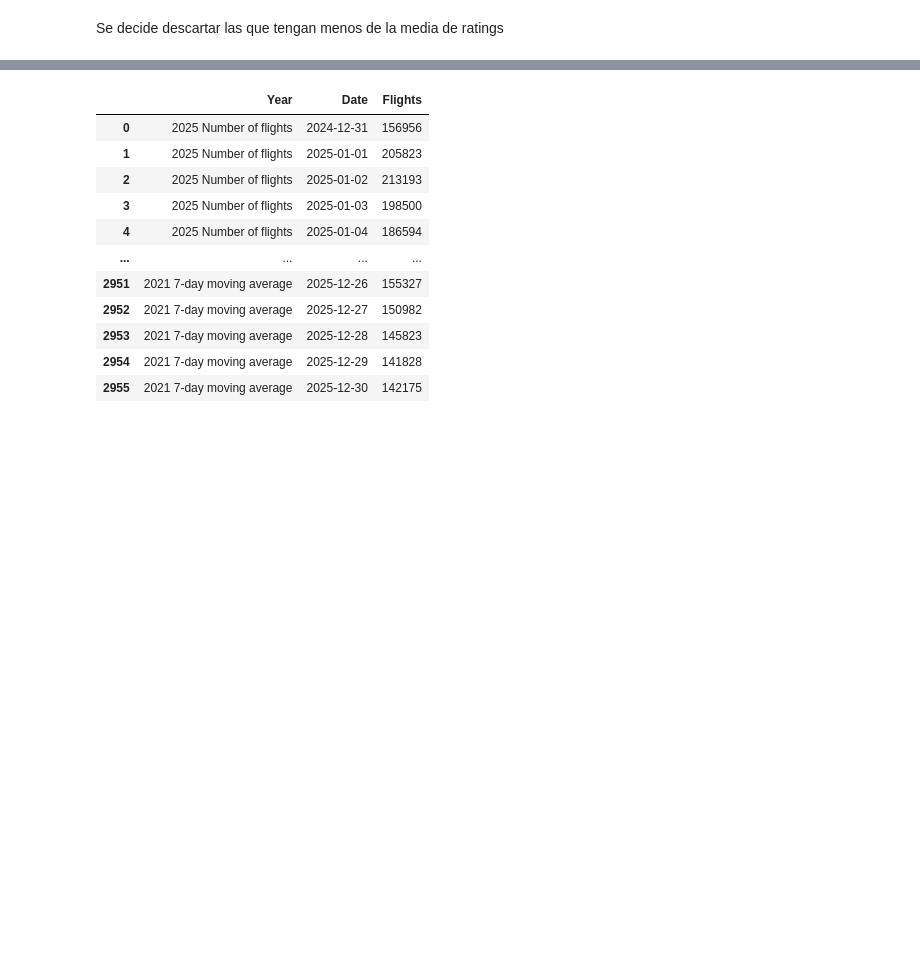
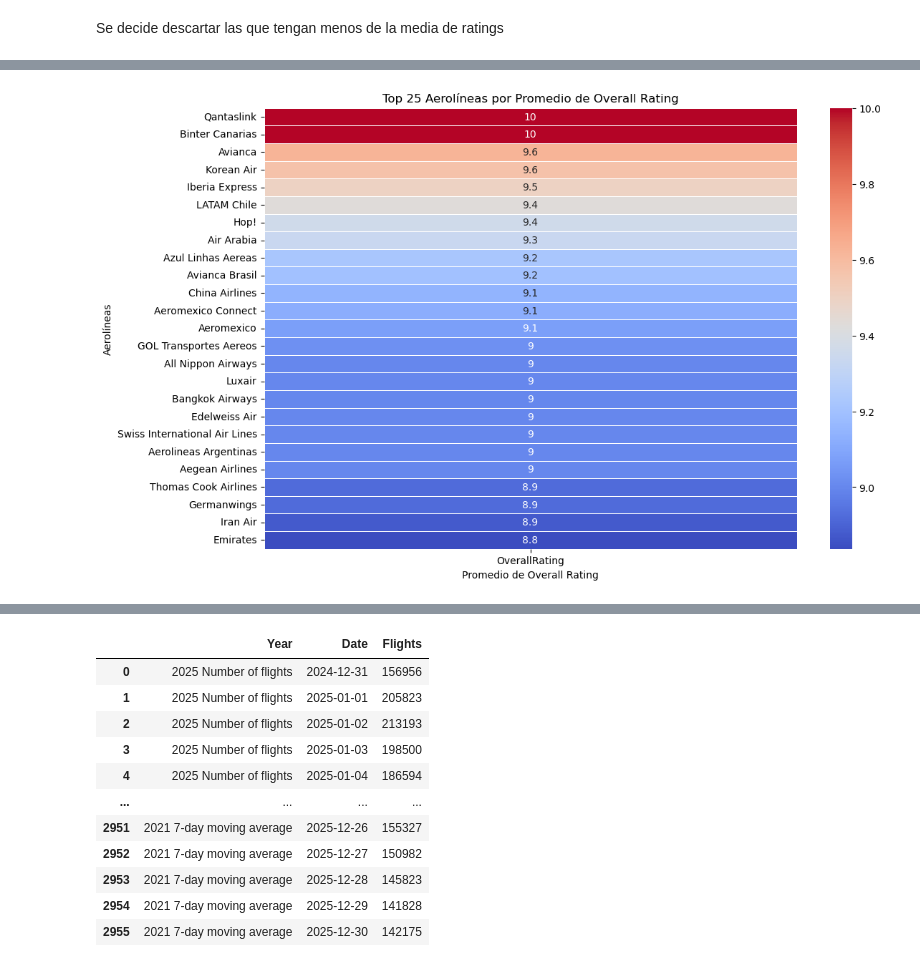
Before and after one commit to 2Dsa3/PROYECTO-1-LENGUAJES-DE-PROGRAMACI-N, a Jupyter notebook: Proyecto 2/EDA_rated_flights.ipynb, the cells around one changed output, grey strips where cells are left out. Drawn from its saved outputs; the diff is of its cells as text; code cells hidden in the pictures; blank space fills up the shorter version.

```diff
--- a/Proyecto 2/EDA_rated_flights.ipynb
+++ b/Proyecto 2/EDA_rated_flights.ipynb
@@ -195,0 +158,2 @@ Singapore Airlines                    24
+# %%
+top25AirlinesByOverallRating = df_RatedFlights_airlineBYrating_filtered.groupby('Airline').agg({'OverallRating':'mean'}).sort_values(by='OverallRating', ascending=False).head(25)
@@ -195,0 +179,11 @@ Singapore Airlines                    24
+# %%
+top25AirlinesByOverallRating
+# Crear un heatmap para mostrar el top 25 de aerolíneas y sus respectivos promedios de OverallRating
+plt.figure(figsize=(12, 8))
+sns.heatmap(top25AirlinesByOverallRating[['OverallRating']], annot=True, cmap='coolwarm', cbar=True, linewidths=.5)
+plt.title('Top 25 Aerolíneas por Promedio de Overall Rating')
+plt.xlabel('Promedio de Overall Rating')
+plt.ylabel('Aerolíneas')
+plt.show()
+# %% [output]
+[figure, added]
```
Also changed, not shown: parts of 5 cells of this notebook.
